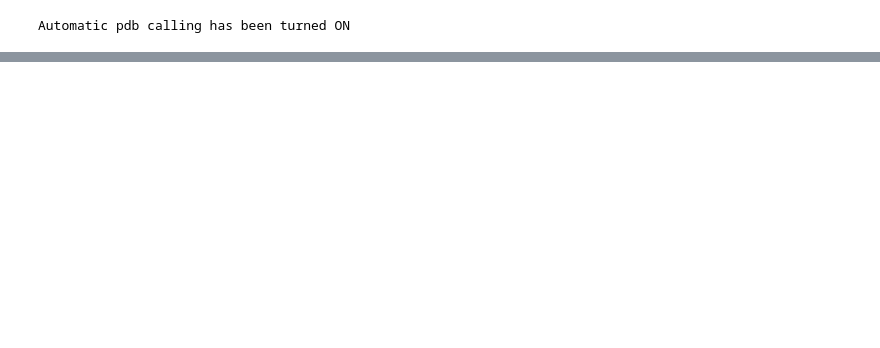
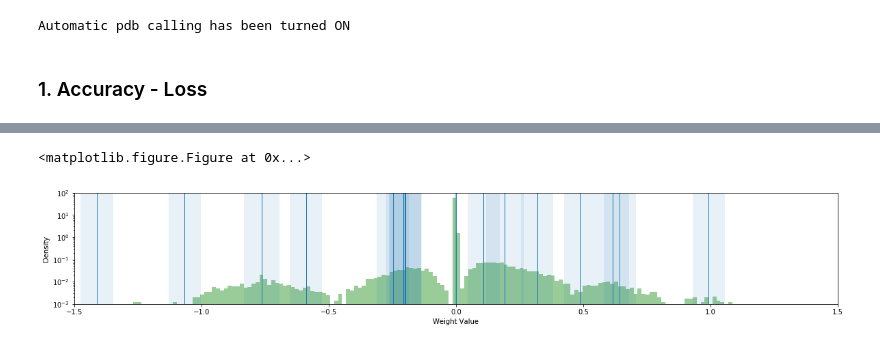
Before and after one commit to okz12/NN_compression, a Jupyter notebook: writeup/kd/kd_gen.ipynb, the cells around one changed output, grey strips where cells are left out. Cells and saved outputs as stored; diff of their text form; code cells hidden in the pictures; blank space fills up the shorter version.

```diff
--- a/writeup/kd/kd_gen.ipynb
+++ b/writeup/kd/kd_gen.ipynb
@@ -49,3 +49,9 @@ import matplotlib.pyplot as plt
 import seaborn as sns
 import numpy as np
 import pickle
+# %% [markdown]
+### 1. Accuracy - Loss
+# %%
+model, gmp, res = retrain_model(250, 10, 2500, 1250, 1e-5, 5, 16, "LeNet_300_100", "full", 'CEST', False, "./files")
+show_sws_weights_log(model = model, means = list(gmp.means.data.clone().cpu()), precisions = list(gmp.gammas.data.clone().cpu()))
+# %% [output]
@@ -51,0 +66,2 @@ import pickle
+<matplotlib.figure.Figure at 0x...>
+[figure, added]
```
Also changed, not shown: parts of 4 cells of this notebook, 14 other files.
